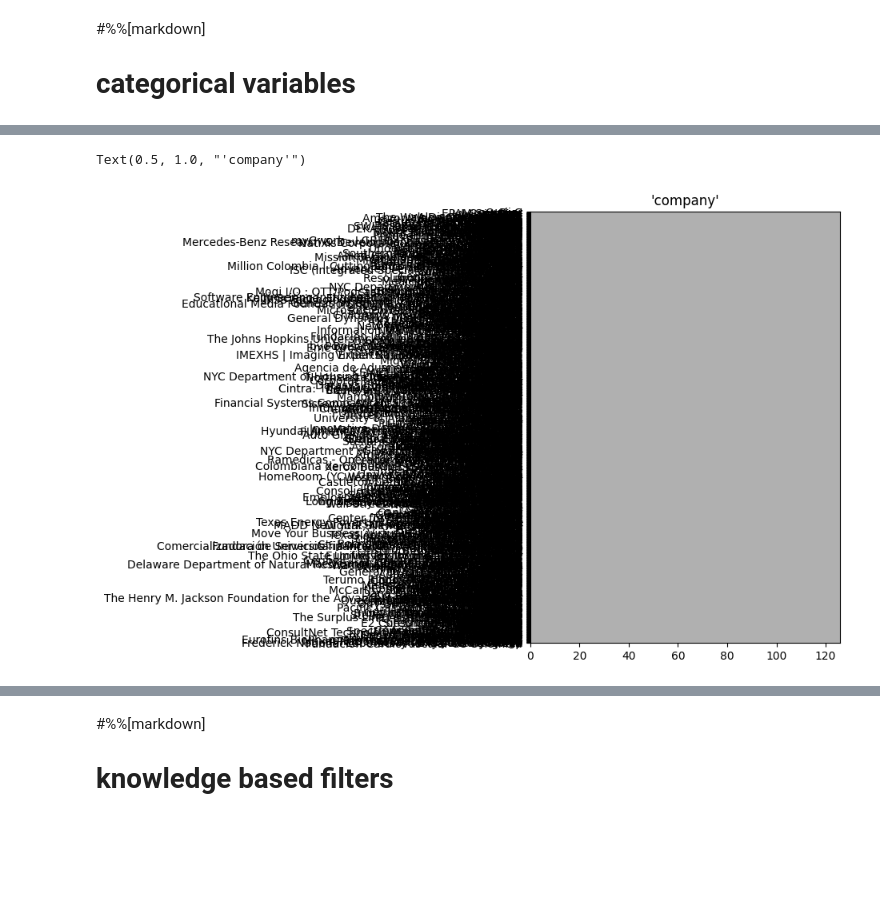
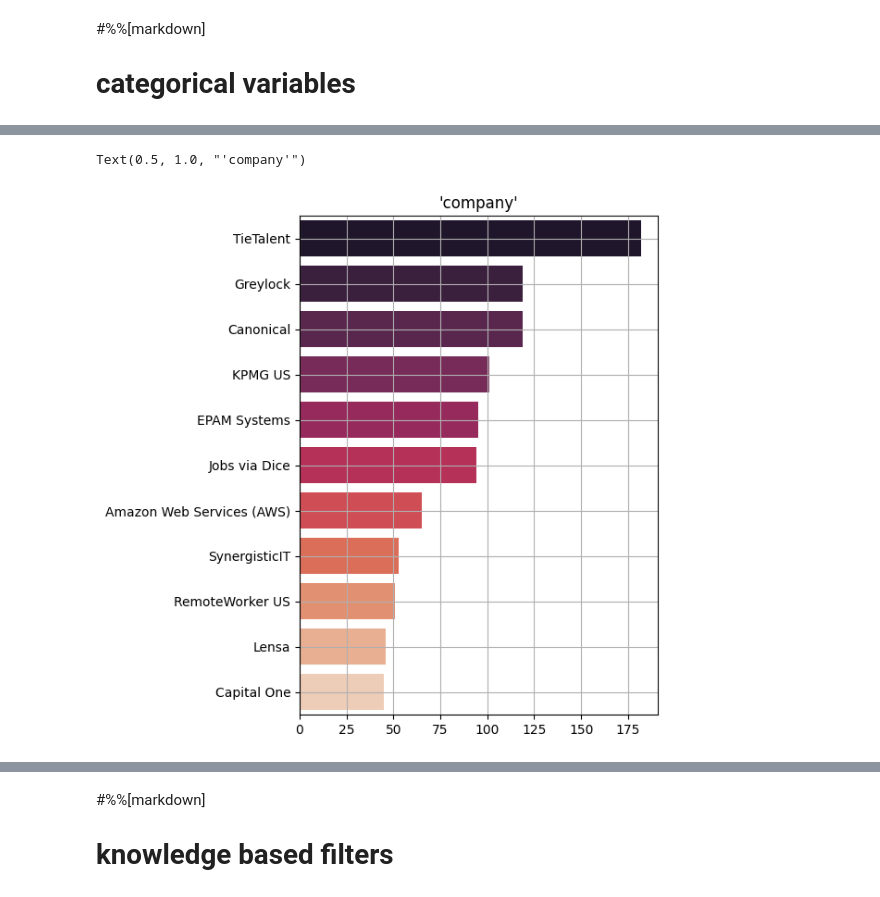
Before and after one commit to DLesmes/jobbot, a Jupyter notebook: notebooks/eda.ipynb, the cells around one changed output, grey strips where cells are left out. Drawn from its saved outputs; the diff is of its cells as text; code cells hidden in the pictures; blank space fills up the shorter version.

```diff
--- a/notebooks/eda.ipynb
+++ b/notebooks/eda.ipynb
@@ -190,14 +203,16 @@ Text(50.722222222222214, 0.5, 'Fila')
 # %%
+#%%
+
 plt.figure(figsize=(5,7))
-a = pd.DataFrame(df['company'].value_counts())
+a = pd.DataFrame(df['company'].value_counts()[:11])
 y = np.array(list(a.index))
 x = np.array(list(a['count']))
 sns.barplot(x=x, y=y, palette="rocket", hue=y, legend=False)
 plt.grid(True)
 plt.title("'company'")
 # %% [output]
 Text(0.5, 1.0, "'company'")
-[figure, old version]
+[figure, new version]
 # %%
 #%%
 
```
Also changed, not shown: parts of 19 cells of this notebook, 1 other file.
